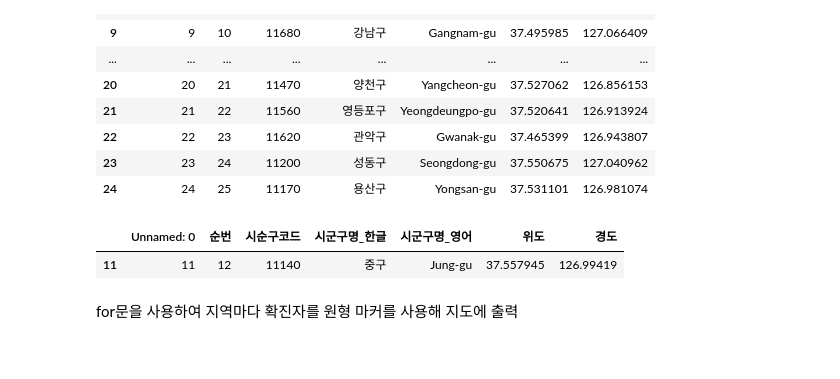
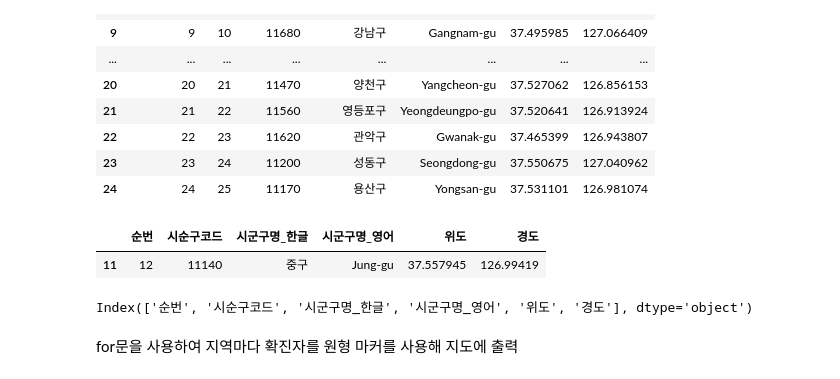
Before and after one commit to mens0n/COVID-19-data-analysis-Seoul-, a Jupyter notebook: COVID_19_data_analysis(Seoul).ipynb, the cells around one changed output. Saved outputs shown, nothing was run; the diff lists cells and outputs as text; code cells hidden in the pictures.

```diff
--- a/COVID_19_data_analysis(Seoul).ipynb
+++ b/COVID_19_data_analysis(Seoul).ipynb
@@ -513,9 +490,14 @@ df2
 | 23 | 23 | 24 | 11200 | 성동구 | Seongdong-gu | 37.550675 | 127.040962 |
 | 24 | 24 | 25 | 11170 | 용산구 | Yongsan-gu | 37.531101 | 126.981074 |
 # %%
+df2 = df2.drop(columns = ['Unnamed: 0'])
 df2[df2['시군구명_한글'] == '중구']
 # %% [output]
-|  | Unnamed: 0 | 순번 | 시순구코드 | 시군구명_한글 | 시군구명_영어 | 위도 | 경도 |
-| 11 | 11 | 12 | 11140 | 중구 | Jung-gu | 37.557945 | 126.99419 |
+|  | 순번 | 시순구코드 | 시군구명_한글 | 시군구명_영어 | 위도 | 경도 |
+| 11 | 12 | 11140 | 중구 | Jung-gu | 37.557945 | 126.99419 |
+# %%
+df2.columns
+# %% [output]
+Index(['순번', '시순구코드', '시군구명_한글', '시군구명_영어', '위도', '경도'], dtype='object')
 # %% [markdown]
 for문을 사용하여 지역마다 확진자를 원형 마커를 사용해 지도에 출력
```
Also changed, not shown: parts of 12 cells of this notebook.
